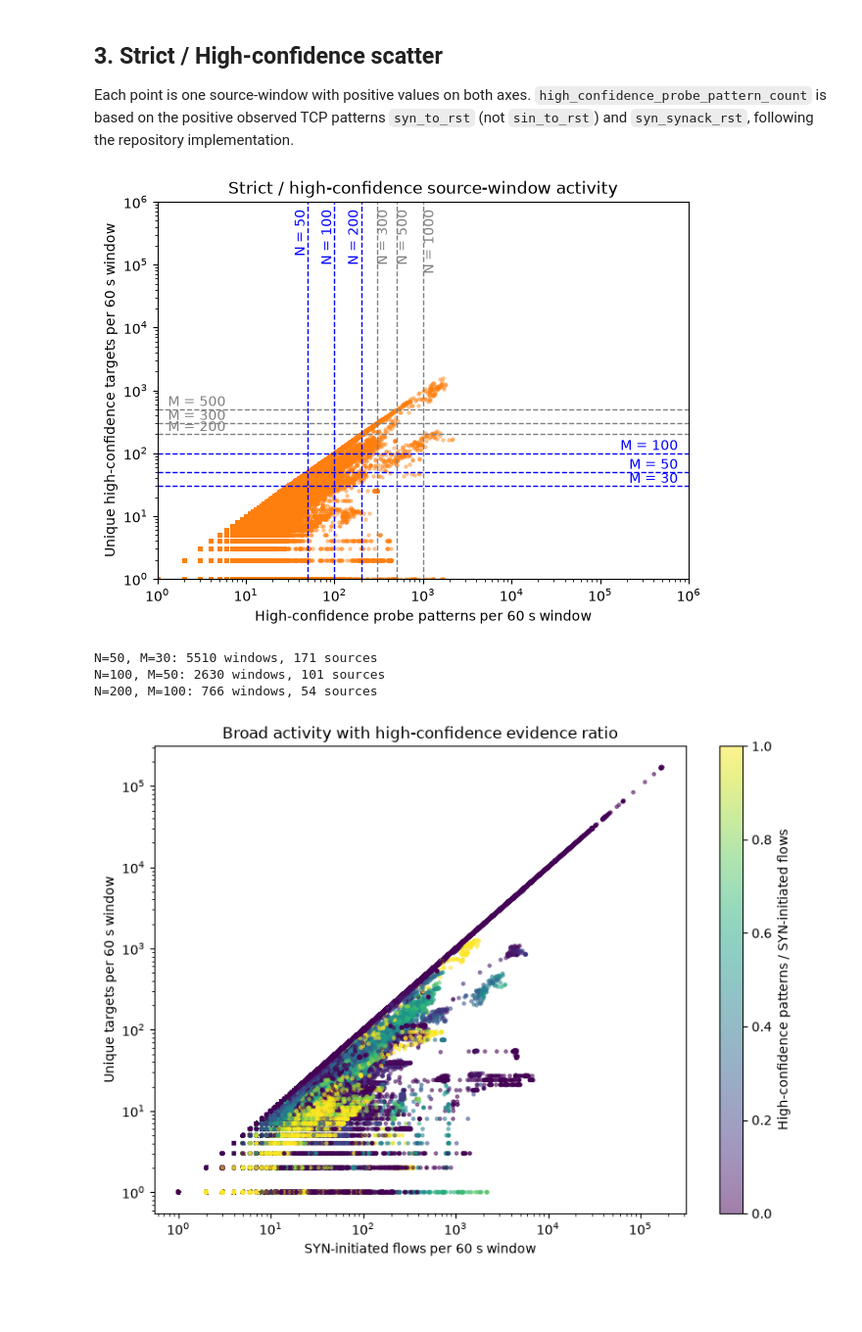
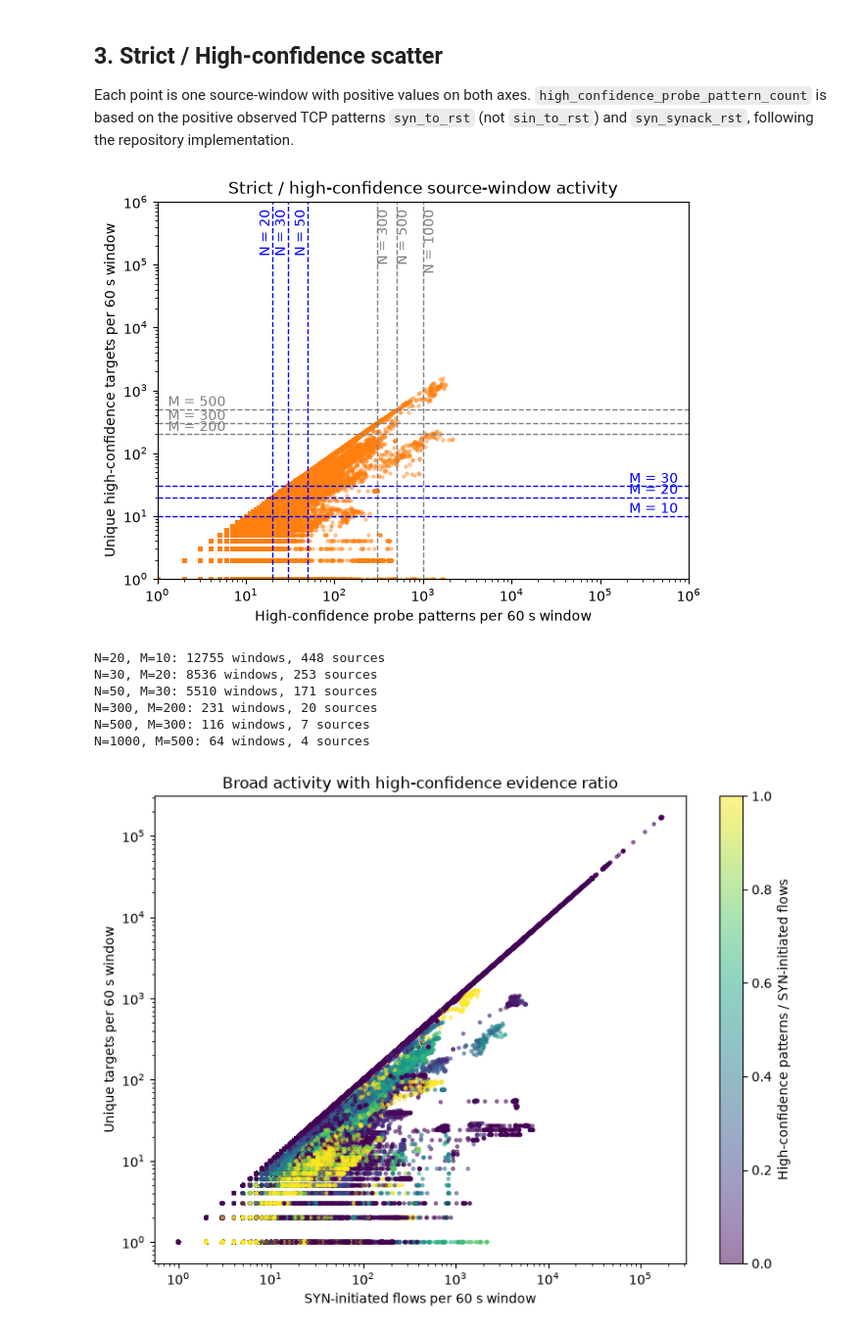
Before and after one commit to ShuntaSakai/mawi-global-analysis, a Jupyter notebook: notebooks/01_scan_threshold_exploration.ipynb, the cells around one changed output. Shown at 98% size. Saved outputs shown, nothing was run; the diff lists cells and outputs as text; code cells hidden in the pictures; blank space fills up the shorter version.

```diff
--- a/notebooks/01_scan_threshold_exploration.ipynb
+++ b/notebooks/01_scan_threshold_exploration.ipynb
@@ -57,9 +57,9 @@ broad_candidates = [
 ]
 
 strict_candidates = [
+    (20, 10),
+    (30, 20),
     (50, 30),
-    (100, 50),
-    (200, 100),
 ]
 
 fig, ax = plt.subplots(figsize=(7, 5))
@@ -90,6 +90,18 @@ for n, m in broad_candidates:
     ax.text(0.02, m, f'M = {m}', color='red', transform=ax.get_yaxis_transform(), ha='left', va='bottom')
 plt.show()
 
+for n, m in strict_candidates:
+    matched = windows[
+        (windows["syn_initiated_flow_count"] >= n)
+        & (windows["unique_targets"] >= m)
+    ]
+
+    print(
+        f"N={n}, M={m}: "
+        f"{len(matched)} windows, "
+        f"{matched['initial_syn_sender_ip'].nunique()} sources"
+    )
+
 for n, m in broad_candidates:
     matched = windows[
         (windows["syn_initiated_flow_count"] >= n)
@@ -130,37 +145,52 @@ ax.set(
     xlim=broad_x_limits,
     ylim=broad_y_limits,
     xlabel='High-confidence probe patterns per 60 s window',
     ylabel='Unique high-confidence targets per 60 s window',
     title='Strict / high-confidence source-window activity',
 )
 for n, m in broad_candidates:
     ax.axvline(n, color='gray', linestyle='--', linewidth=1)
     ax.axhline(m, color='gray', linestyle='--', linewidth=1)
     ax.text(n, 0.98, f'N = {n}', color='gray', rotation=90, transform=ax.get_xaxis_transform(), ha='left', va='top')
     ax.text(0.02, m, f'M = {m}', color='gray', transform=ax.get_yaxis_transform(), ha='left', va='bottom')
 for n, m in strict_candidates:
     ax.axvline(n, color='blue', linestyle='--', linewidth=1)
     ax.axhline(m, color='blue', linestyle='--', linewidth=1)
     ax.text(n, 0.98, f'N = {n}', color='blue', rotation=90, transform=ax.get_xaxis_transform(), ha='right', va='top')
     ax.text(0.98, m, f'M = {m}', color='blue', transform=ax.get_yaxis_transform(), ha='right', va='bottom')
 plt.show()
 
 for n, m in strict_candidates:
     matched = windows[
         (windows["high_confidence_probe_pattern_count"] >= n)
         & (windows["unique_high_confidence_targets"] >= m)
     ]
 
     print(
         f"N={n}, M={m}: "
         f"{len(matched)} windows, "
         f"{matched['initial_syn_sender_ip'].nunique()} sources"
     )
+
+for n, m in broad_candidates:
+    matched = windows[
+        (windows["high_confidence_probe_pattern_count"] >= n)
+        & (windows["unique_high_confidence_targets"] >= m)
+    ]
+
+    print(
+        f"N={n}, M={m}: "
+        f"{len(matched)} windows, "
+        f"{matched['initial_syn_sender_ip'].nunique()} sources"
+    )
 # %% [output]
-[figure, old version]
+[figure, new version]
+N=20, M=10: 12755 windows, 448 sources
+N=30, M=20: 8536 windows, 253 sources
 N=50, M=30: 5510 windows, 171 sources
-N=100, M=50: 2630 windows, 101 sources
-N=200, M=100: 766 windows, 54 sources
+N=300, M=200: 231 windows, 20 sources
+N=500, M=300: 116 windows, 7 sources
+N=1000, M=500: 64 windows, 4 sources
 # %%
 plot_df = windows.loc[
     (windows["syn_initiated_flow_count"] > 0)
```
Also changed, not shown: parts of 1 cell of this notebook.
